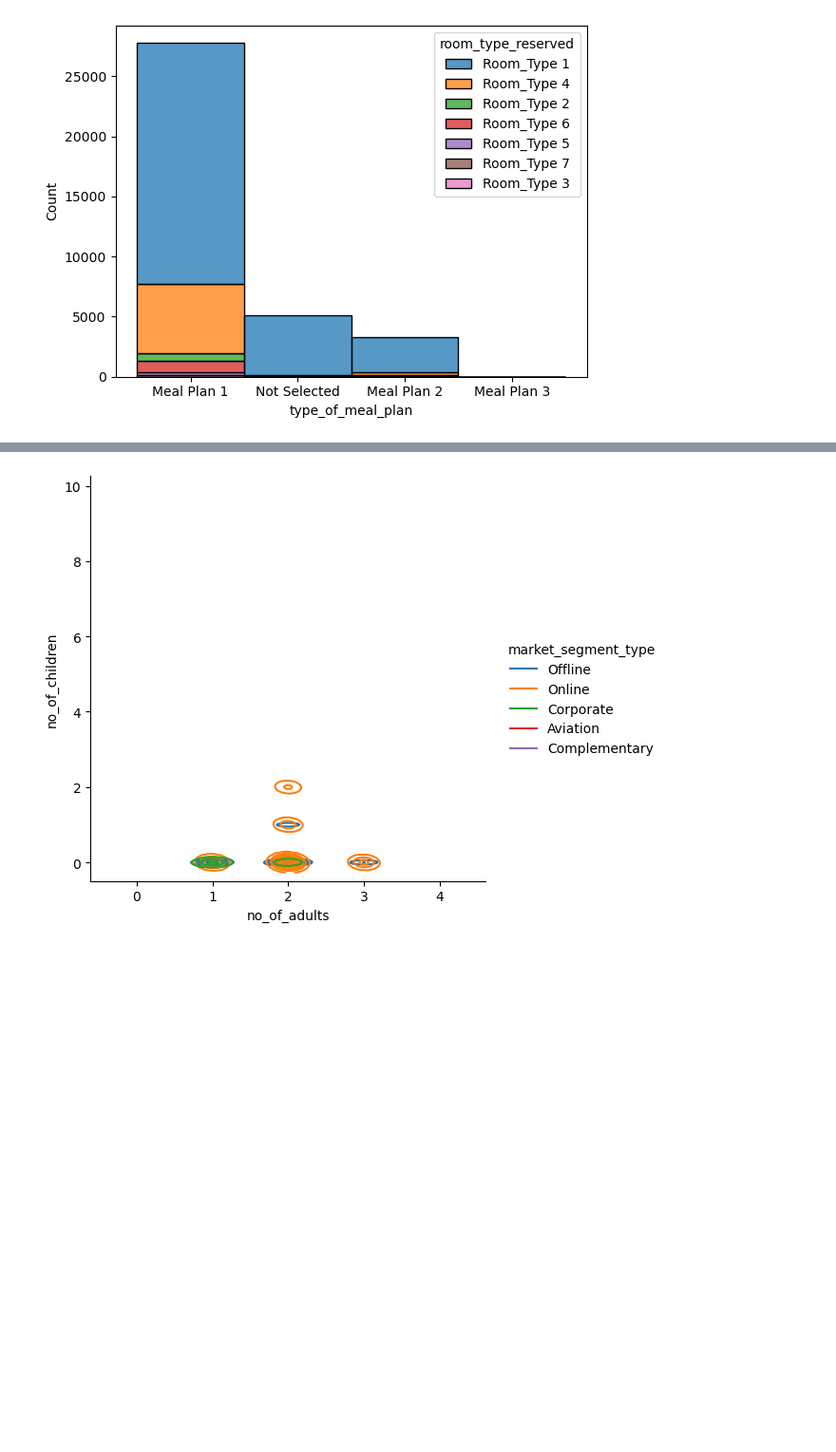
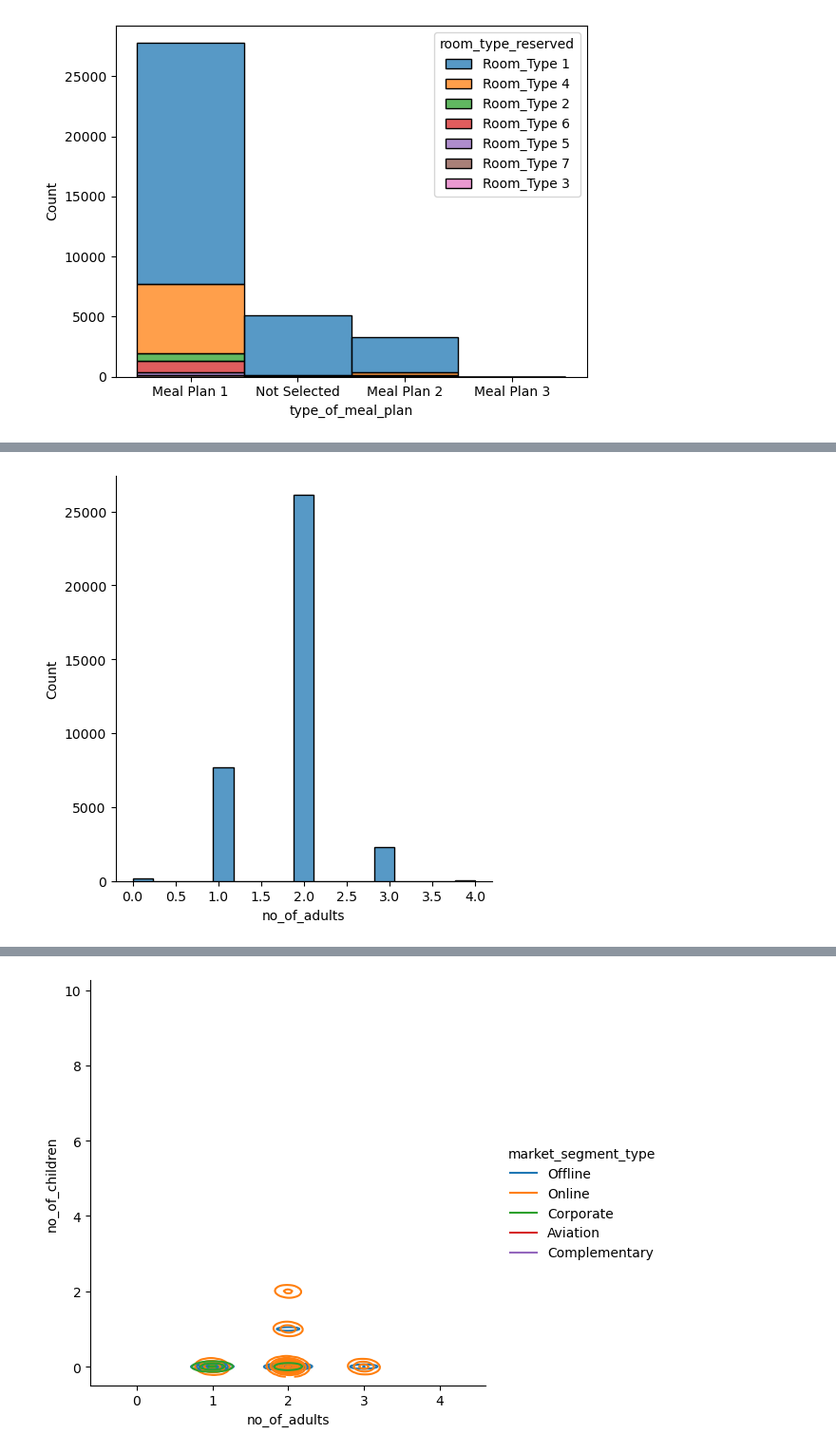
Before and after one commit to Bennis75fr/greta-projets, a Jupyter notebook: Exohotelbis.ipynb, the cells around one changed output, grey strips where cells are left out. Shown: that part at 95% size. Cells and saved outputs as stored; diff of their text form; code cells hidden in the pictures; blank space fills up the shorter version.

```diff
--- a/Exohotelbis.ipynb
+++ b/Exohotelbis.ipynb
@@ -199,0 +249,5 @@ plt.show()
+# %%
+sns.displot(data=fichierhotel, x="no_of_adults")
+plt.show()
+# %% [output]
+[figure, added]
```
Also changed, not shown: parts of 15 cells of this notebook.
